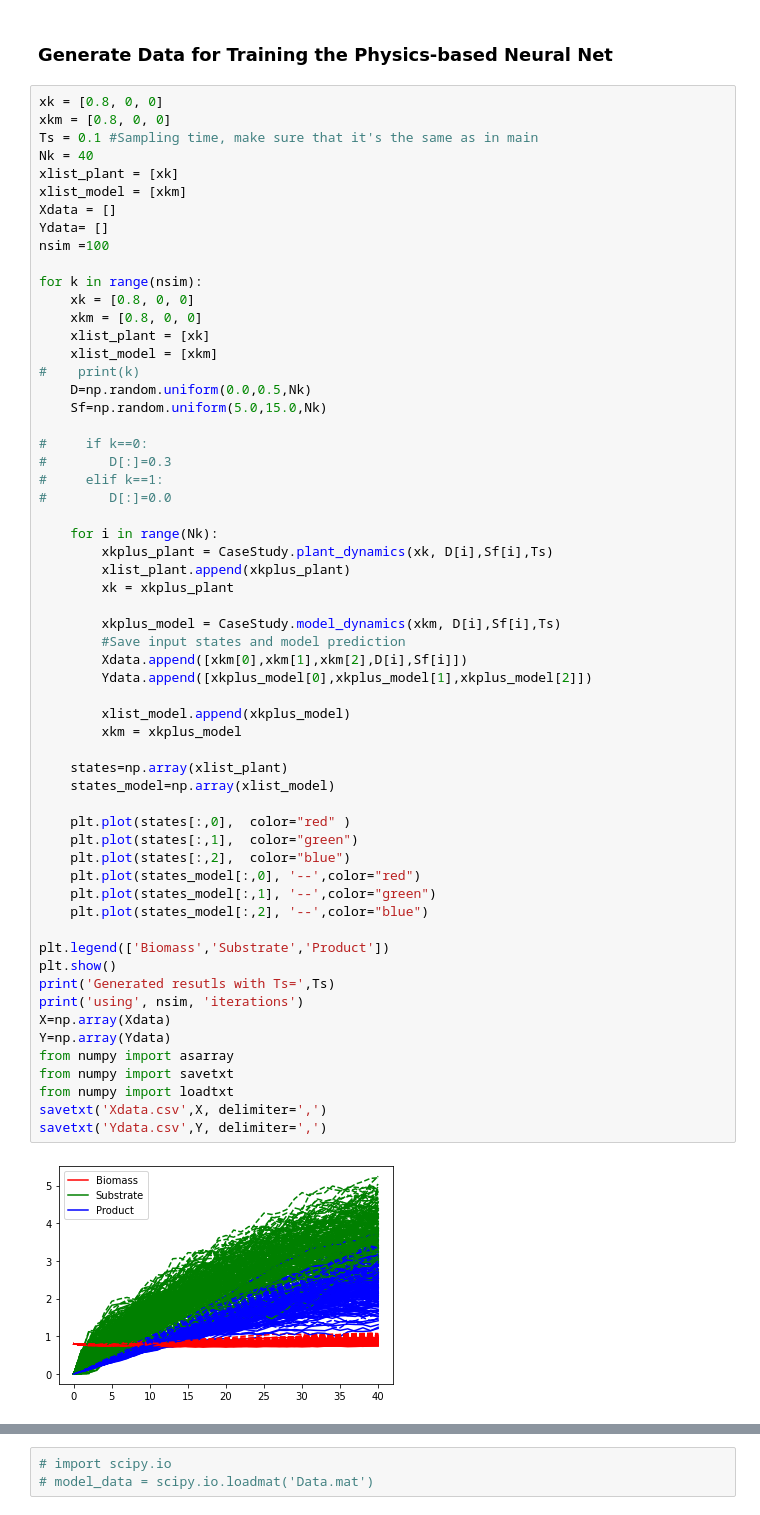
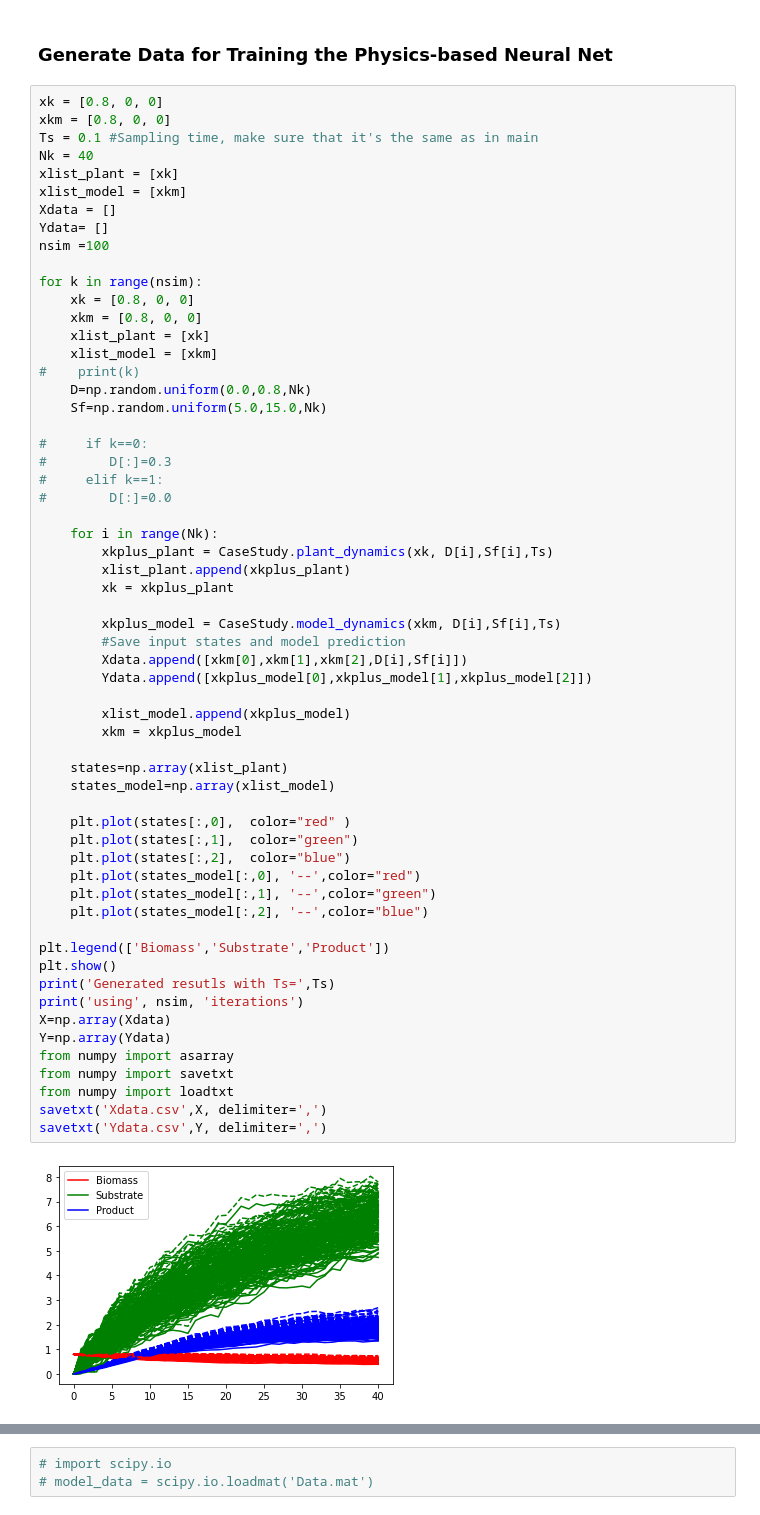
Before and after one commit to adbonzanini/Performance-Oriented-DNN-MPC, a Jupyter notebook: identification_transfer.ipynb, the cells around one changed output, grey strips where cells are left out. Cells and saved outputs as stored; diff of their text form.

```diff
--- a/identification_transfer.ipynb
+++ b/identification_transfer.ipynb
@@ -34,7 +31,7 @@ for k in range(nsim):
     xlist_plant = [xk]
     xlist_model = [xkm]
 #    print(k)
-    D=np.random.uniform(0.0,0.5,Nk)
+    D=np.random.uniform(0.0,0.8,Nk)
     Sf=np.random.uniform(5.0,15.0,Nk)
 
 #     if k==0:
@@ -50,34 +47,34 @@ for k in range(nsim):
         xkplus_model = CaseStudy.model_dynamics(xkm, D[i],Sf[i],Ts)
         #Save input states and model prediction
         Xdata.append([xkm[0],xkm[1],xkm[2],D[i],Sf[i]])
         Ydata.append([xkplus_model[0],xkplus_model[1],xkplus_model[2]])
 
         xlist_model.append(xkplus_model)
         xkm = xkplus_model
 
     states=np.array(xlist_plant)
     states_model=np.array(xlist_model)
 
     plt.plot(states[:,0],  color="red" )
     plt.plot(states[:,1],  color="green")
     plt.plot(states[:,2],  color="blue")
     plt.plot(states_model[:,0], '--',color="red")
     plt.plot(states_model[:,1], '--',color="green")
     plt.plot(states_model[:,2], '--',color="blue")
 
 plt.legend(['Biomass','Substrate','Product'])
 plt.show()
 print('Generated resutls with Ts=',Ts)
 print('using', nsim, 'iterations')
 X=np.array(Xdata)
 Y=np.array(Ydata)
 from numpy import asarray
 from numpy import savetxt
 from numpy import loadtxt
 savetxt('Xdata.csv',X, delimiter=',')
 savetxt('Ydata.csv',Y, delimiter=',')
 # %% [output]
-[figure, old version]
+[figure, new version]
 Generated resutls with Ts= 0.1
 using 100 iterations
 # %%
```
Also changed, not shown: parts of 4 cells of this notebook, 1 other file.
